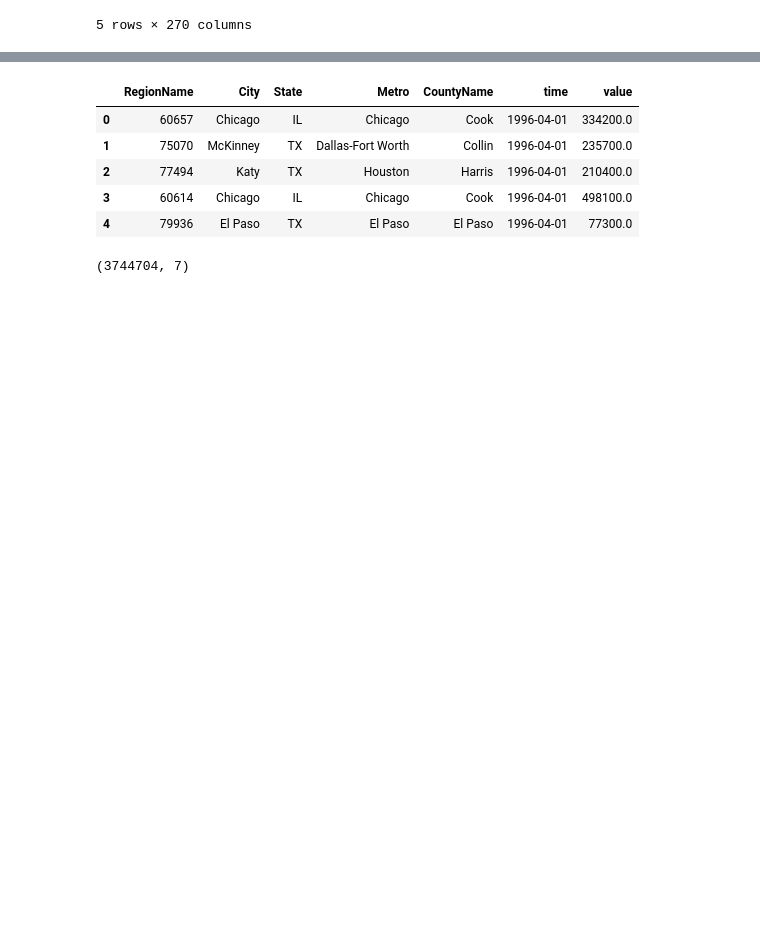
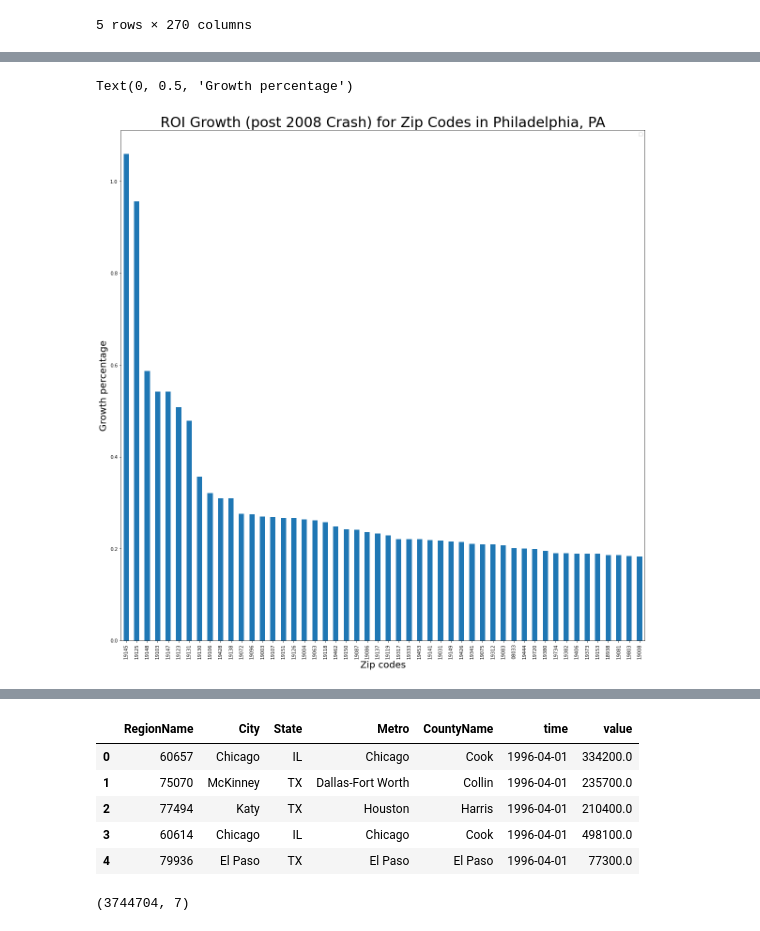
Before and after one commit to sanderlin2013/Zillow-Timeseries-Project, a Jupyter notebook: notebook.ipynb, the cells around one changed output, grey strips where cells are left out. Saved outputs shown, nothing was run; the diff lists cells and outputs as text; code cells hidden in the pictures; blank space fills up the shorter version.

Commit message:
changed project direction - philadelphia

```diff
--- a/notebook.ipynb
+++ b/notebook.ipynb
@@ -27,8 +27,8 @@ import numpy as np
 import matplotlib.pyplot as plt
 import statsmodels.api as sm
 # %%
-# initial look at the raw data
-data = pd.read_csv("zillow_data.csv")
+# initial look at the raw data and importing the second column (with the zipcodes) as an object, not an integer
+data = pd.read_csv("zillow_data.csv", dtype={'RegionName': object})
 data.head()
 # %% [output]
 |  | RegionID | RegionName | City | State | Metro | CountyName | SizeRank | 1996-04 | 1996-05 | 1996-06 | ... |
@@ -62,3 +62,7 @@ data.head()
 | 3 | 60614 | Chicago | IL | Chicago | Cook | 498100.0 | 500900.0 | 503100.0 | 504600.0 | 505500.0 | ... |
 | 4 | 79936 | El Paso | TX | El Paso | El Paso | 77300.0 | 77300.0 | 77300.0 | 77300.0 | 77400.0 | ... |
 5 rows × 270 columns
+# %%
+# pulling out Philly data specifically
+phil_data = data.loc[data["Metro"]== "Philadelphia"]
+phil_data
@@ -64,0 +89,7 @@ data.head()
+# %%
+phil_data['t_growth'] = (phil_data['2018-04'] - phil_data['1996-04']) / phil_data['1996-04']
+phil_data['growth1'] = (phil_data['2007-09'] - phil_data['1996-04']) / phil_data['1996-04']
+phil_data['growth2'] = (phil_data['2018-04'] - phil_data['2011-03']) / phil_data['2011-03']
+# re-check the info in a bit more manageable slice
+phil_shortform = phil_data.loc[:,['RegionName','City','State','Metro','t_growth','growth1','growth2']]
+phil_shortform.head()
@@ -65,2 +168,11 @@ data.head()
+# %%
+phil_shortform[['RegionName','growth2']].sort_values(by='growth2',ascending=False).head(50).plot.bar(x='RegionName', y='growth2',figsize=(20,20))
+plt.title('ROI Growth (post 2008 Crash) for Zip Codes in Philadelphia, PA', fontsize=30)
+plt.legend('')
+plt.xlabel('Zip codes',fontsize=20)
+plt.ylabel('Growth percentage',fontsize=20)
+# %% [output]
+Text(0, 0.5, 'Growth percentage')
+[figure, added]
 # %%
 #pulling out the date columns so we can more easily change the format later on
```
Also changed, not shown: parts of 16 cells of this notebook.
